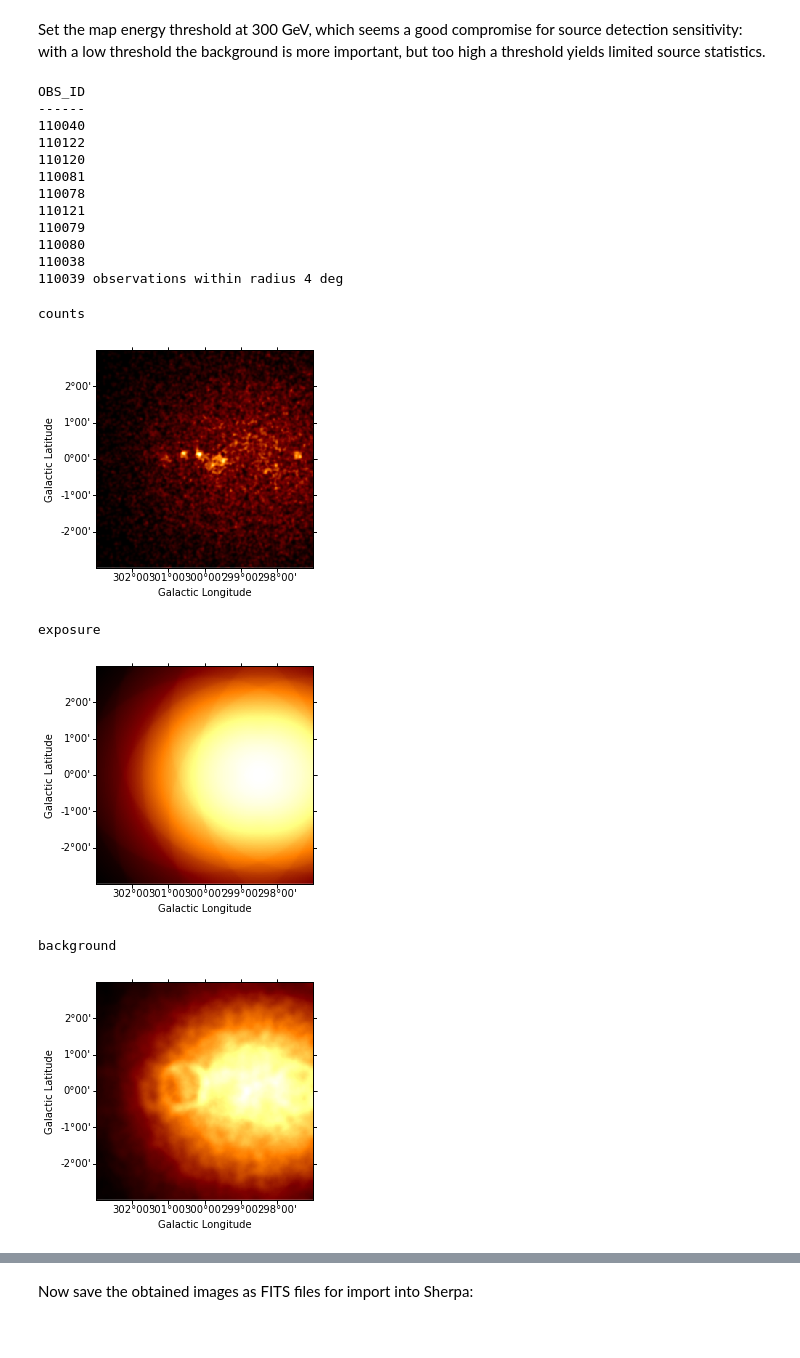
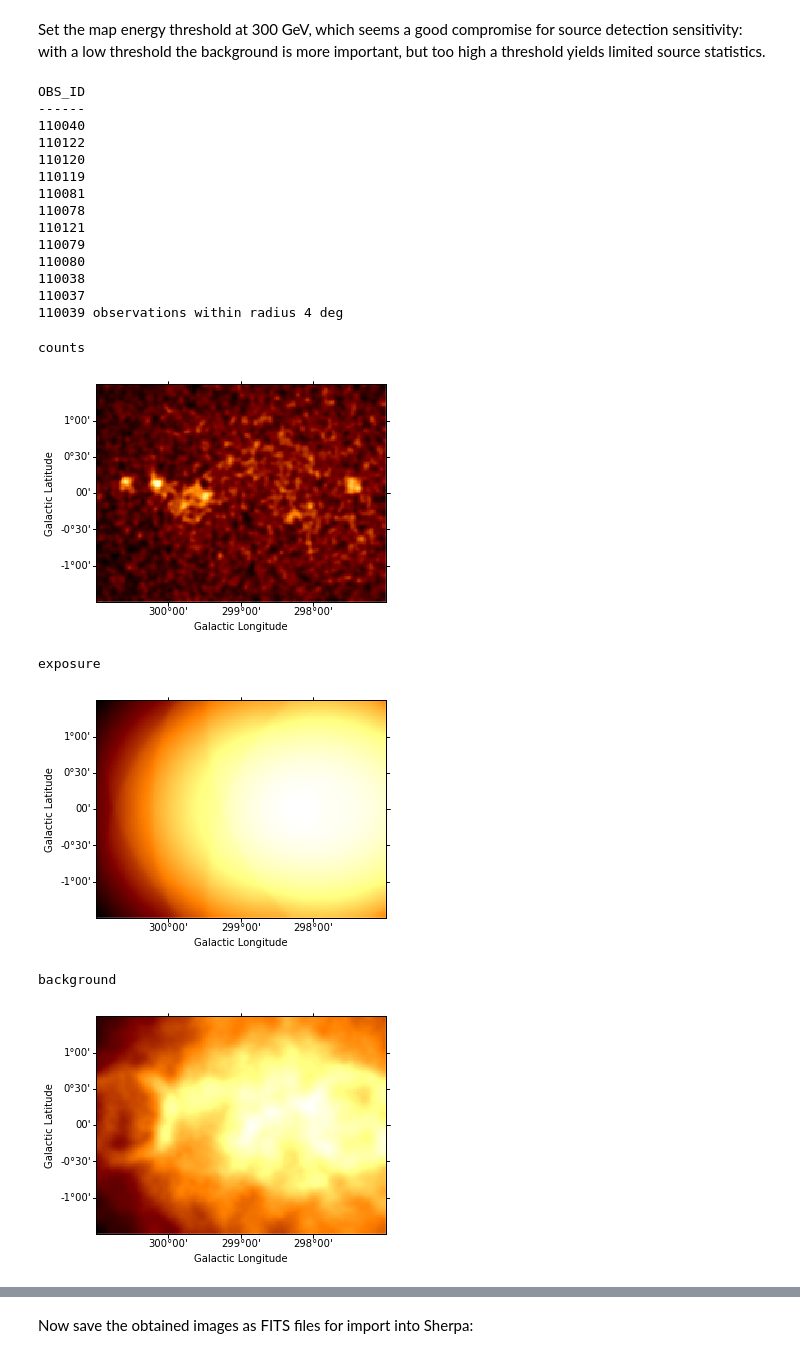
Before and after one commit to bkhelifi/gammapy-meudon-tutorial, a Jupyter notebook: notebooks/tutorial_fit_sources_sherpa.ipynb, the cells around one changed output, grey strips where cells are left out. Saved outputs shown, nothing was run; the diff lists cells and outputs as text; code cells hidden in the pictures.

```diff
--- a/notebooks/tutorial_fit_sources_sherpa.ipynb
+++ b/notebooks/tutorial_fit_sources_sherpa.ipynb
@@ -17,13 +17,13 @@ from regions import CircleSkyRegion
 import numpy as np
 
 # Create reference image: 6x6 deg FOV centered on (l,b) = (300,0)
-target_position = SkyCoord(300, 0, unit='deg', frame='galactic')
+target_position = SkyCoord(299, 0, unit='deg', frame='galactic')
 
 xref = target_position.galactic.l.value
 yref = target_position.galactic.b.value
 
 ref_image = SkyImage.empty(
-    nxpix=300, nypix=300, binsz=0.02,
+    nxpix=200, nypix=150, binsz=0.02,
     xref=xref, yref=yref,
     proj='TAN', coordsys='GAL')
 # %% [markdown]
@@ -62,42 +62,43 @@ image_estimator = IACTBasicImageEstimator(
     background_estimator=bkg_estimator,
     exclusion_mask=excl_mask)
 # %%
-# Should work if the environment variable CTADATA is set;
-# otherwise, change the path to your index file directory.
-INDX_DIR = '$CTADATA/index/gps'
+# Point to data challenge simulation directory
+INDX_DIR = '../handson/index/gps'
 
 data_store = DataStore.from_dir(INDX_DIR)
 
 ras = data_store.obs_table['RA_PNT'] * u.deg
 decs = data_store.obs_table['DEC_PNT'] * u.deg
 pointings = SkyCoord(ras, decs, frame='icrs' )
 dists = pointings.separation(target_position)
 obs_id = data_store.obs_table['OBS_ID'][(dists < 4 * u.deg)]
 print((obs_id), "observations within radius 4 deg")
 
 obslist = data_store.obs_list(obs_id)
 images = image_estimator.run(obslist)
 
 for i,im in enumerate(images):
     print(images.names[i])
     im.smooth(radius=3).plot() ; plt.show()
 # %% [output]
 OBS_ID
 ------
 110040
 110122
 110120
+110119
 110081
 110078
 110121
 110079
 110080
 110038
+110037
 110039 observations within radius 4 deg
 counts
-[figure, old version]
+[figure, new version]
 exposure
-[figure, old version]
+[figure, new version]
 background
-[figure, old version]
+[figure, new version]
 excess
```
Also changed, not shown: parts of 11 cells of this notebook.
